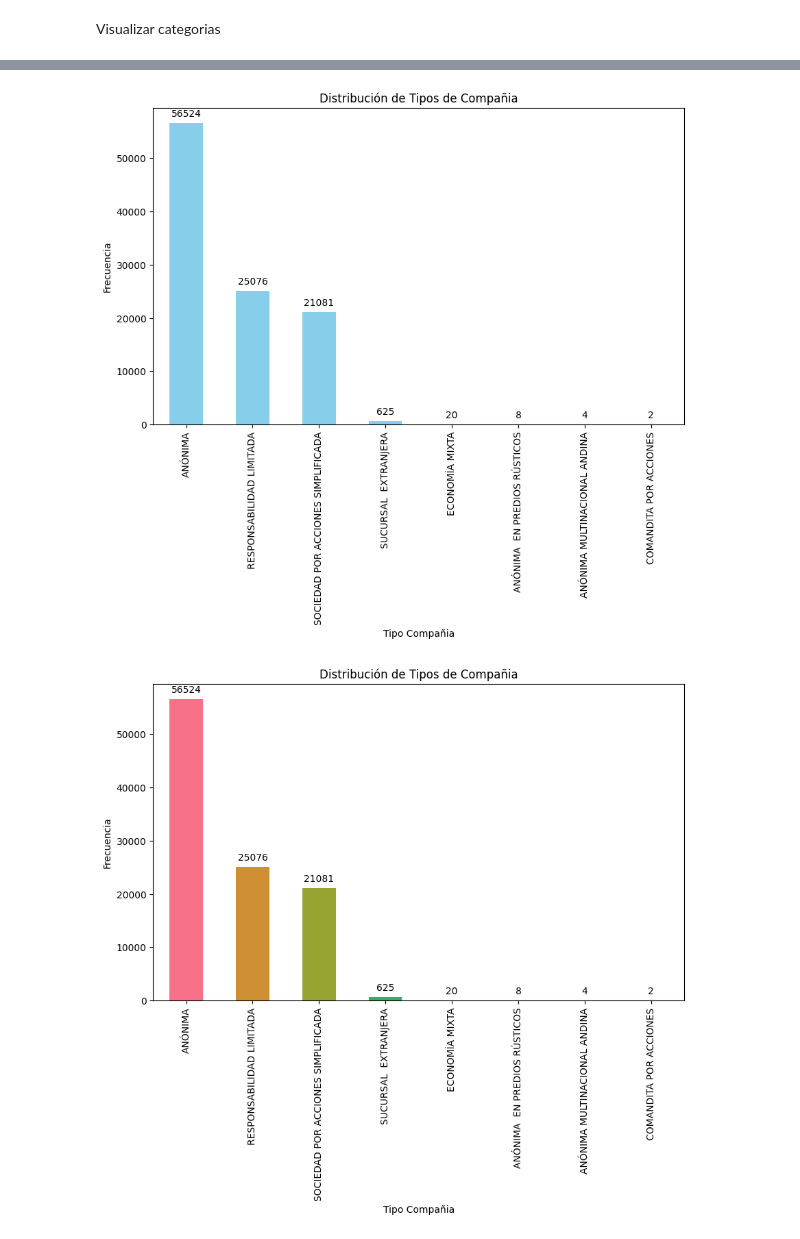
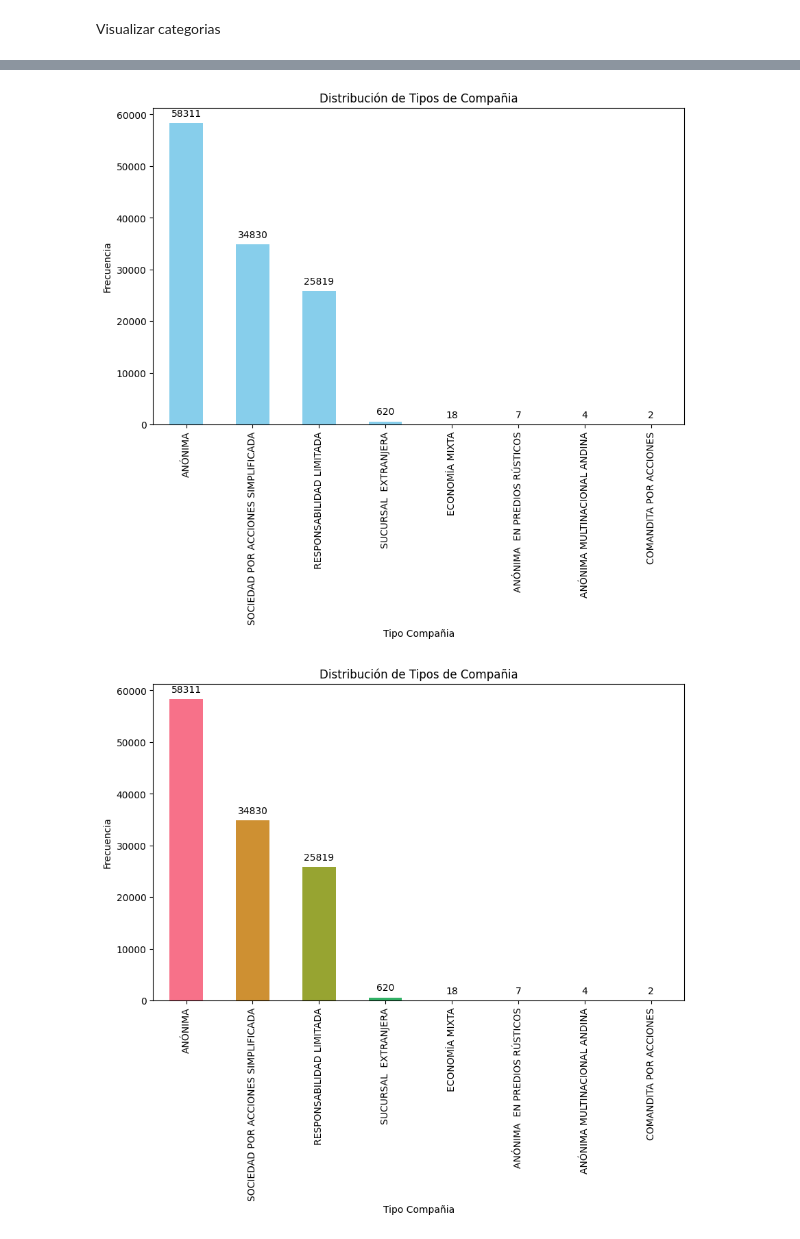
Before and after one commit to alexpin/Scraping_projec, a Jupyter notebook: notebooks/ecua_empresas.ipynb, the cells around one changed output, grey strips where cells are left out. Cells and saved outputs as stored; diff of their text form; code cells hidden in the pictures.

```diff
--- a/notebooks/ecua_empresas.ipynb
+++ b/notebooks/ecua_empresas.ipynb
@@ -18,5 +19,5 @@ import seaborn as sns
 # %% [markdown]
 Cargar DataFrame
 # %%
-ranking2022_xslx = r'C:\Users\alexa\OneDrive\Escritorio\Bases_Data\Super_Compañias\ranking_2022.xlsx'
-raw_ranking2022 = pd.read_excel(ranking2022_xslx)
+ranking2023_xslx = r'C:\Users\alexa\OneDrive\Escritorio\Bases_Data\Super_Compañias\ranking_2023.xlsx'
+raw_ranking2023 = pd.read_excel(ranking2023_xslx)
@@ -340,32 +388,30 @@ Visualizar categorias
 # %%
-import matplotlib.pyplot as plt
-
 # Crear el gráfico de barras
 ax = (
-    raw_ranking2022['Tipo Compañia']
+    raw_ranking2023['Tipo Compañia']
     .value_counts()
     .plot(
         kind='bar',
         figsize=(10, 6),
         color='skyblue'
     )
 )
 
 # Añadir los valores encima de cada barra
 for p in ax.patches:
     ax.annotate(
         str(p.get_height()),
         (p.get_x() + p.get_width() / 2., p.get_height()),
         ha='center',
         va='center',
         xytext=(0, 10),
         textcoords='offset points'
     )
 
 # Mostrar el gráfico
 plt.xlabel('Tipo Compañia')
 plt.ylabel('Frecuencia')
 plt.title('Distribución de Tipos de Compañia')
 plt.show()
 # %% [output]
-[figure, old version]
+[figure, new version]
@@ -372,13 +421,7 @@ plt.show()
 # %%
-import matplotlib.pyplot as plt
-import seaborn as sns
-
-# Crear una paleta de colores
-colors = sns.color_palette('husl', n_colors=len(raw_ranking2022['Tipo Compañia'].unique()))
-
 # Crear el gráfico de barras
 ax = (
-    raw_ranking2022['Tipo Compañia']
+    raw_ranking2023['Tipo Compañia']
     .value_counts()
     .plot(
         kind='bar',
@@ -404,4 +447,4 @@ plt.ylabel('Frecuencia')
 plt.title('Distribución de Tipos de Compañia')
 plt.show()
 # %% [output]
-[figure, old version]
+[figure, new version]
```
Also changed, not shown: parts of 38 cells of this notebook, 2 other files.
